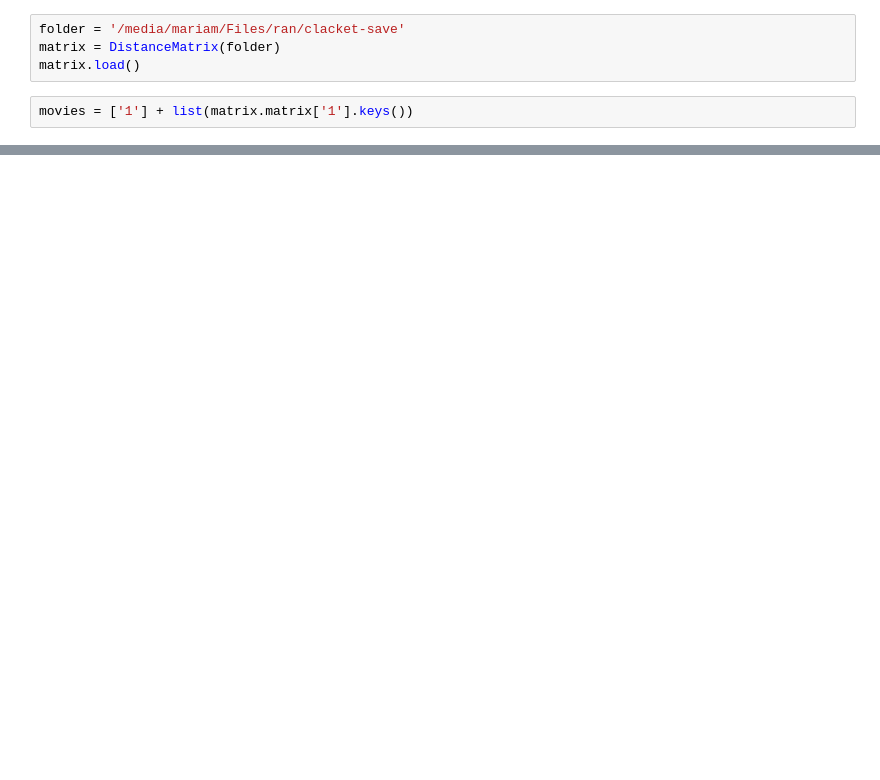
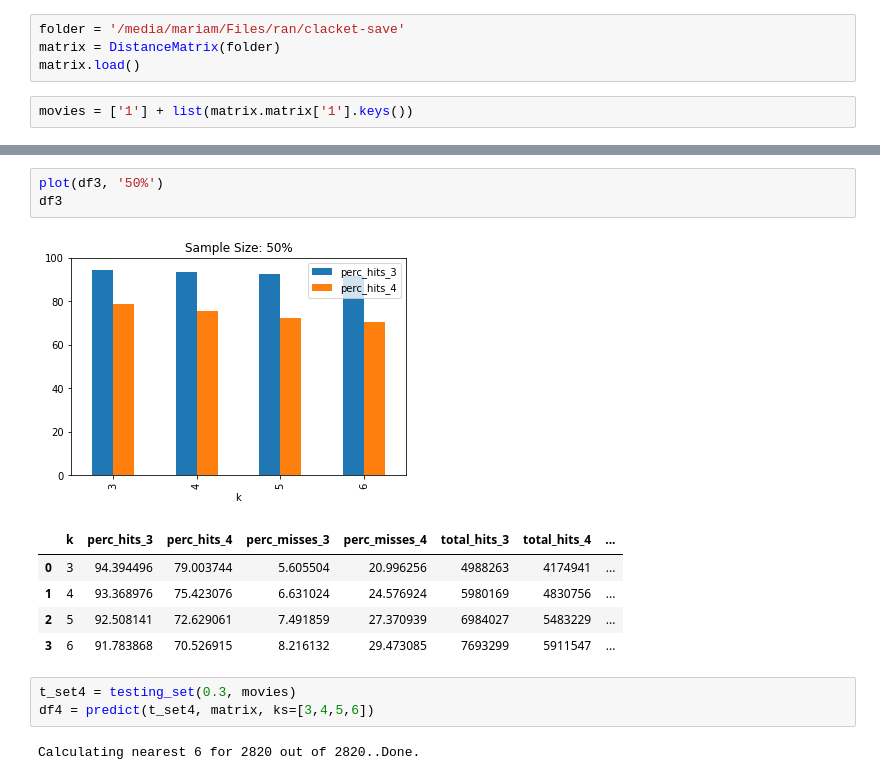
Before and after one commit to Clacket/clacket, a Jupyter notebook: prediction_lab.ipynb, the cells around one changed output, grey strips where cells are left out. Saved outputs shown, nothing was run; the diff lists cells and outputs as text; blank space fills up the shorter version.

```diff
--- a/prediction_lab.ipynb
+++ b/prediction_lab.ipynb
@@ -126,0 +136,15 @@ Total misses: 339804 (3.163274719728129%)
+# %%
+plot(df3, '50%')
+df3
+# %% [output]
+[figure, added]
+|  | k | perc_hits_3 | perc_hits_4 | perc_misses_3 | perc_misses_4 | total_hits_3 | total_hits_4 | ... |
+| 0 | 3 | 94.394496 | 79.003744 | 5.605504 | 20.996256 | 4988263 | 4174941 | ... |
+| 1 | 4 | 93.368976 | 75.423076 | 6.631024 | 24.576924 | 5980169 | 4830756 | ... |
+| 2 | 5 | 92.508141 | 72.629061 | 7.491859 | 27.370939 | 6984027 | 5483229 | ... |
+| 3 | 6 | 91.783868 | 70.526915 | 8.216132 | 29.473085 | 7693299 | 5911547 | ... |
+# %%
+t_set4 = testing_set(0.3, movies)
+df4 = predict(t_set4, matrix, ks=[3,4,5,6])
+# %% [output]
+Calculating nearest 6 for 2820 out of 2820..Done.
```
Also changed, not shown: parts of 14 cells of this notebook, 6 other files.
